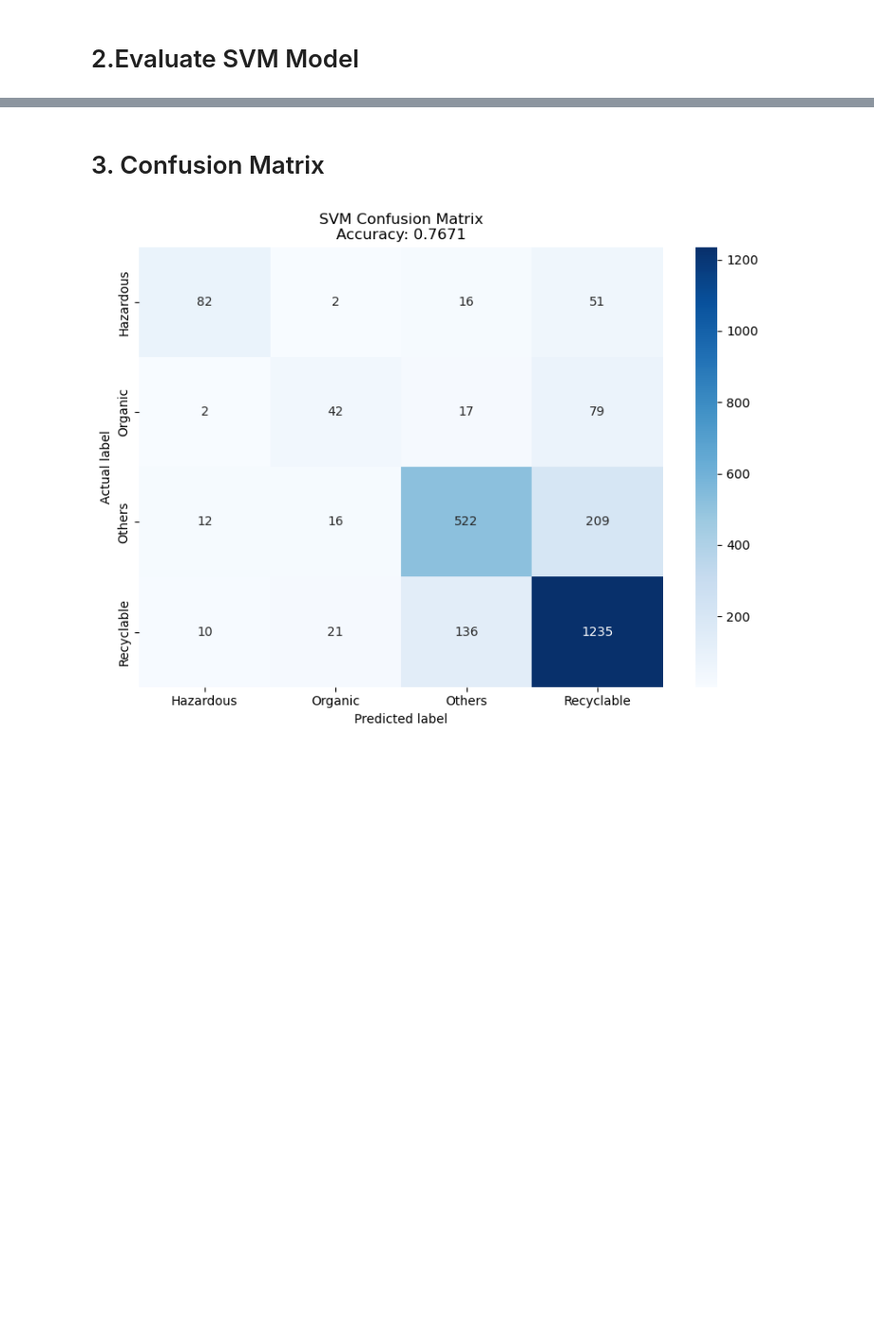
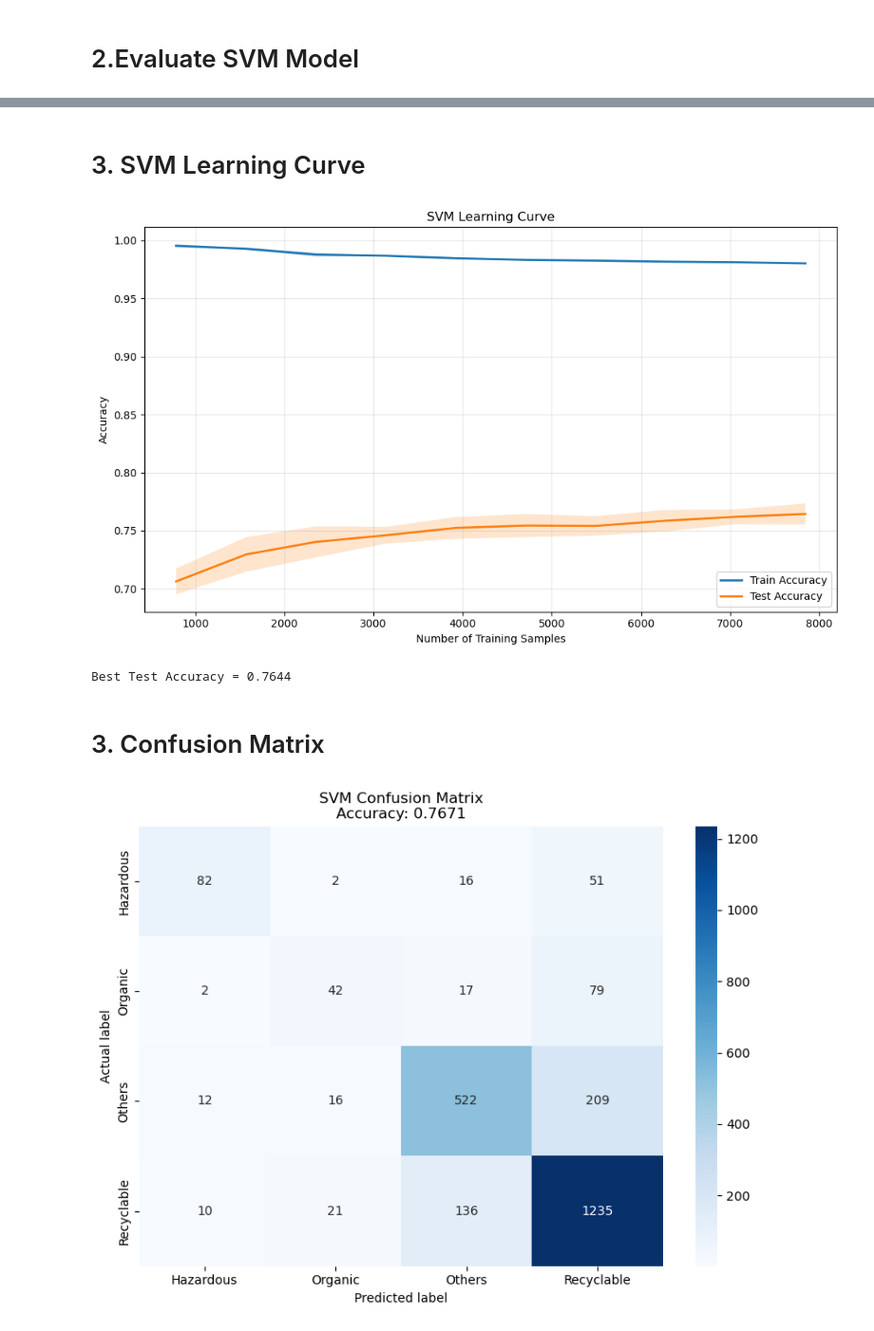
Before and after one commit to K400000/Garbage-Type-Detected, a Jupyter notebook: data_preparation.ipynb, the cells around one changed output, grey strips where cells are left out. Shown at 95% size. Cells and saved outputs as stored; diff of their text form; code cells hidden in the pictures; blank space fills up the shorter version.

```diff
--- a/data_preparation.ipynb
+++ b/data_preparation.ipynb
@@ -218,6 +181,8 @@ img_widths = []
 img_heights = []
 img_formats = []
 img_modes = []
+
+categories = [d for d in os.listdir(DATA_DIR) if os.path.isdir(os.path.join(DATA_DIR, d))]
 
 for cat in categories:
     cat_path = os.path.join(DATA_DIR, cat)
@@ -397,3 +346,6 @@ RANDOM_STATE = 42      # seed สำหรับ reproducibility
+# %%
+TEST_SIZE = 0.3
+RANDOM_STATE = 42
 # %%
 X_train, X_test, y_train, y_test = train_test_split(
     images_normalized, main_labels_encoded,
@@ -469,7 +421,7 @@ Explained variance: 92.49%
 from sklearn.neighbors import KNeighborsClassifier
 from sklearn.metrics import accuracy_score, classification_report
 
-knn = KNeighborsClassifier(n_neighbors=5)
+knn = KNeighborsClassifier(n_neighbors=3)
 knn.fit(X_train_pca, y_train)
 
 y_pred_knn = knn.predict(X_test_pca)
@@ -553,7 +505,7 @@ start_time = time.time()
 
 svm_model = SVC(
     kernel='rbf',
-    C=10,
+    C=4,
     gamma='scale',
     decision_function_shape='ovr',
     random_state=RANDOM_STATE
@@ -605,3 +557,43 @@ weighted avg     0.7597    0.7671    0.7584      2452
+# %% [markdown]
+# 3. SVM Learning Curve
+# %%
+from sklearn.model_selection import learning_curve
+import numpy as np
+import matplotlib.pyplot as plt
+
+# คำนวณ Learning Curve สำหรับ SVM
+train_sizes, train_scores, test_scores = learning_curve(
+    svm_model,
+    X_train_pca,
+    y_train,
+    train_sizes=np.linspace(0.1, 1.0, 10),
+    cv=5,
+    scoring="accuracy",
+    n_jobs=-1
+)
+
+train_mean = np.mean(train_scores, axis=1)
+train_std  = np.std(train_scores, axis=1)
+test_mean  = np.mean(test_scores, axis=1)
+test_std   = np.std(test_scores, axis=1)
+
+plt.figure(figsize=(10, 6))
+plt.plot(train_sizes, train_mean, label="Train Accuracy", linewidth=2)
+plt.fill_between(train_sizes, train_mean - train_std, train_mean + train_std, alpha=0.2)
+plt.plot(train_sizes, test_mean,  label="Test Accuracy",  linewidth=2)
+plt.fill_between(train_sizes, test_mean - test_std,  test_mean + test_std,  alpha=0.2)
+plt.xlabel("Number of Training Samples")
+plt.ylabel("Accuracy")
+plt.title("SVM Learning Curve")
+plt.legend()
+plt.grid(alpha=0.3)
+plt.tight_layout()
+plt.savefig("svm_learning_curve.png", dpi=150)
+plt.show()
+print(f"Best Test Accuracy = {test_mean[-1]:.4f}")
+# %% [output]
+[figure, added]
+Best Test Accuracy = 0.7644
 # %% [markdown]
 # 3. Confusion Matrix
 # %%
```
Also changed, not shown: parts of 21 cells of this notebook, 2 other files.
